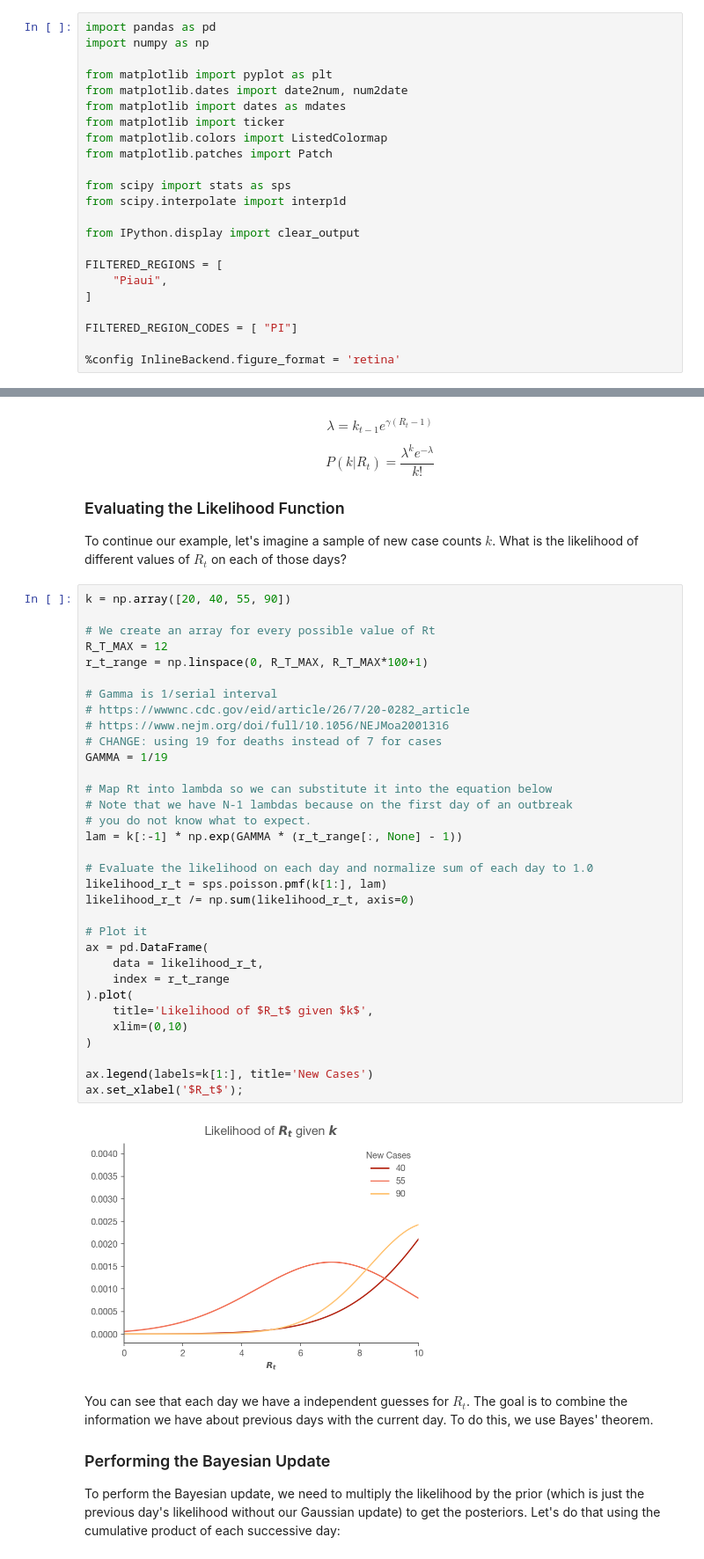
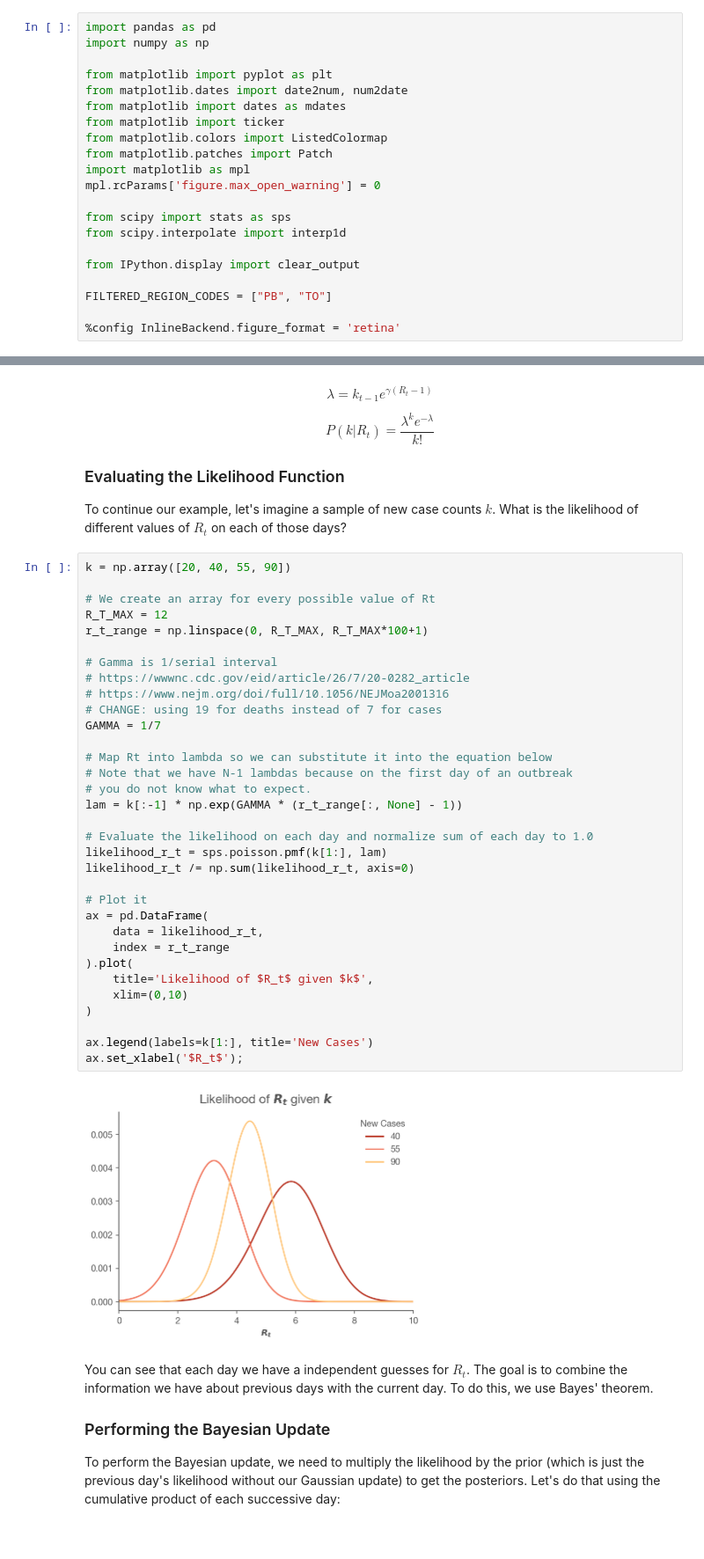
Before and after one commit to fserb/covid19-rt, a Jupyter notebook: Rt.br.ipynb, the cells around one changed output, grey strips where cells are left out. Shown at 88% size. Drawn from its saved outputs; the diff is of its cells as text.

```diff
--- a/Rt.br.ipynb
+++ b/Rt.br.ipynb
@@ -27,17 +27,15 @@ from matplotlib import dates as mdates
 from matplotlib import ticker
 from matplotlib.colors import ListedColormap
 from matplotlib.patches import Patch
+import matplotlib as mpl
+mpl.rcParams['figure.max_open_warning'] = 0
 
 from scipy import stats as sps
 from scipy.interpolate import interp1d
 
 from IPython.display import clear_output
 
-FILTERED_REGIONS = [
-    "Piaui",
-]
-
-FILTERED_REGION_CODES = [ "PI"]
+FILTERED_REGION_CODES = ["PB", "TO"]
 
 %config InlineBackend.figure_format = 'retina'
 # %% [markdown]
@@ -147,35 +145,35 @@ k = np.array([20, 40, 55, 90])
 # We create an array for every possible value of Rt
 R_T_MAX = 12
 r_t_range = np.linspace(0, R_T_MAX, R_T_MAX*100+1)
 
 # Gamma is 1/serial interval
 # https://wwwnc.cdc.gov/eid/article/26/7/20-0282_article
 # https://www.nejm.org/doi/full/10.1056/NEJMoa2001316
 # CHANGE: using 19 for deaths instead of 7 for cases
-GAMMA = 1/19
+GAMMA = 1/7
 
 # Map Rt into lambda so we can substitute it into the equation below
 # Note that we have N-1 lambdas because on the first day of an outbreak
 # you do not know what to expect.
 lam = k[:-1] * np.exp(GAMMA * (r_t_range[:, None] - 1))
 
 # Evaluate the likelihood on each day and normalize sum of each day to 1.0
 likelihood_r_t = sps.poisson.pmf(k[1:], lam)
 likelihood_r_t /= np.sum(likelihood_r_t, axis=0)
 
 # Plot it
 ax = pd.DataFrame(
     data = likelihood_r_t,
     index = r_t_range
 ).plot(
     title='Likelihood of $R_t$ given $k$',
     xlim=(0,10)
 )
 
 ax.legend(labels=k[1:], title='New Cases')
 ax.set_xlabel('$R_t$');
 # %% [output]
-[figure, old version]
+[figure, new version]
 # %% [markdown]
 You can see that each day we have a independent guesses for $R_t$. The goal is to combine the information we have about previous days with the current day. To do this, we use Bayes' theorem.
 
```
Also changed, not shown: parts of 20 cells of this notebook, 28 other files.
